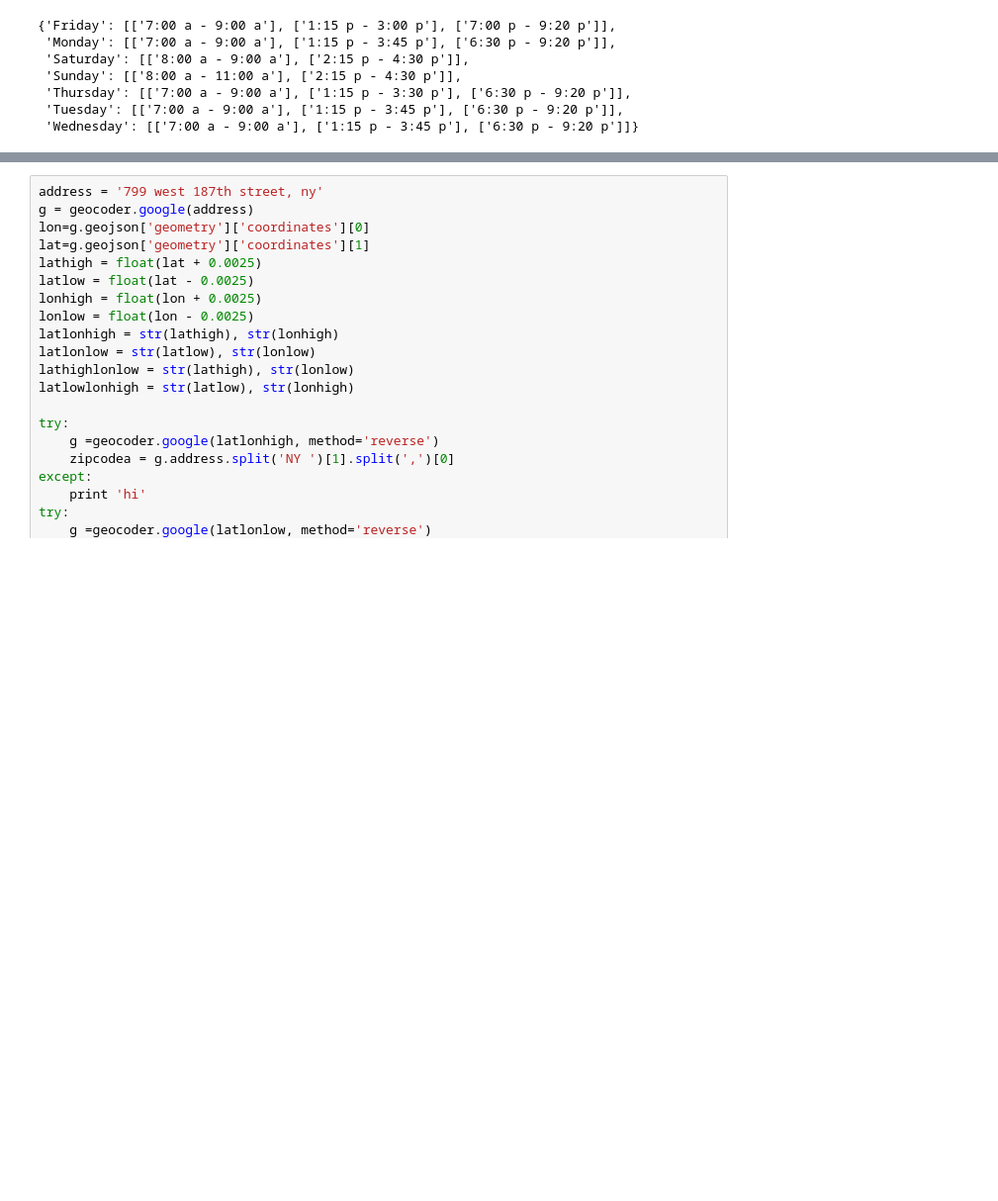
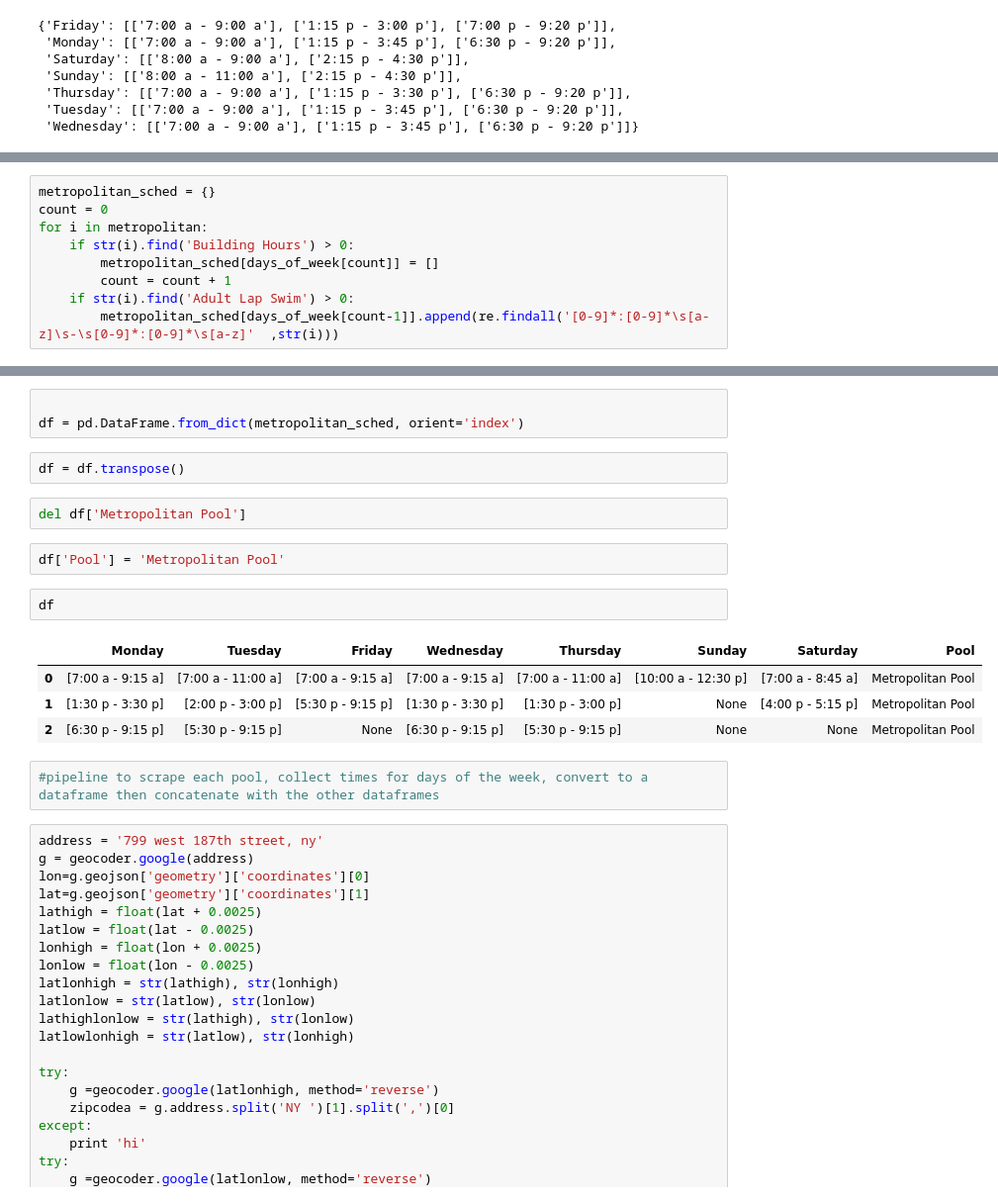
Before and after one commit to stephgline/NYClapfinder, a Jupyter notebook: 4.11.16.pool_project.ipynb, the cells around one changed output, grey strips where cells are left out. Shown: that part at 99% size. Saved outputs shown, nothing was run; the diff lists cells and outputs as text; blank space fills up the shorter version.

Commit message:
converting pool dictionaries to dataframes for SQL

```diff
--- a/4.11.16.pool_project.ipynb
+++ b/4.11.16.pool_project.ipynb
@@ -371,0 +395,9 @@ asser_levy_sched
+# %%
+metropolitan_sched = {}
+count = 0
+for i in metropolitan:
+    if str(i).find('Building Hours') > 0:
+        metropolitan_sched[days_of_week[count]] = []
+        count = count + 1
+    if str(i).find('Adult Lap Swim') > 0:
+        metropolitan_sched[days_of_week[count-1]].append(re.findall('[0-9]*:[0-9]*\s[a-z]\s-\s[0-9]*:[0-9]*\s[a-z]'  ,str(i)))
@@ -372,3 +418,21 @@ asser_levy_sched
+# %%
+
+df = pd.DataFrame.from_dict(metropolitan_sched, orient='index')
+# %%
+df = df.transpose()
+# %%
+del df['Metropolitan Pool']
+# %%
+df['Pool'] = 'Metropolitan Pool'
+# %%
+df
+# %% [output]
+|  | Monday | Tuesday | Friday | Wednesday | Thursday | Sunday | Saturday | Pool |
+| 0 | [7:00 a - 9:15 a] | [7:00 a - 11:00 a] | [7:00 a - 9:15 a] | [7:00 a - 9:15 a] | [7:00 a - 11:00 a] | [10:00 a - 12:30 p] | [7:00 a - 8:45 a] | Metropolitan Pool |
+| 1 | [1:30 p - 3:30 p] | [2:00 p - 3:00 p] | [5:30 p - 9:15 p] | [1:30 p - 3:30 p] | [1:30 p - 3:00 p] | None | [4:00 p - 5:15 p] | Metropolitan Pool |
+| 2 | [6:30 p - 9:15 p] | [5:30 p - 9:15 p] | None | [6:30 p - 9:15 p] | [5:30 p - 9:15 p] | None | None | Metropolitan Pool |
+# %%
+#pipeline to scrape each pool, collect times for days of the week, convert to a dataframe then concatenate with the other dataframes
 # %%
 address = '799 west 187th street, ny'
 g = geocoder.google(address)
```
Also changed, not shown: parts of 6 cells of this notebook.
